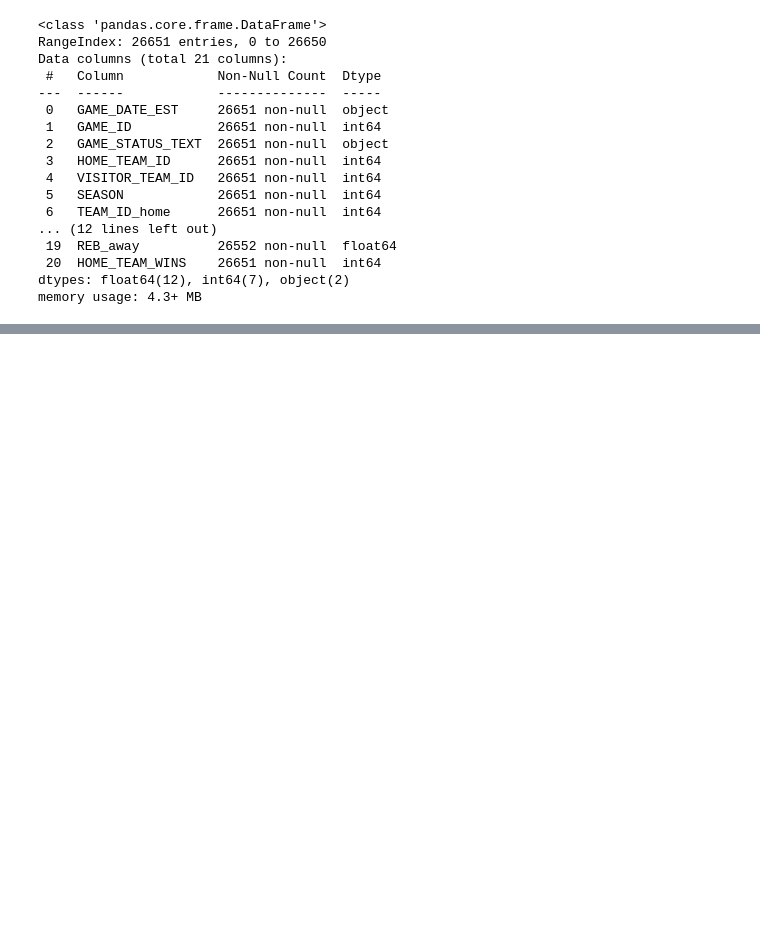
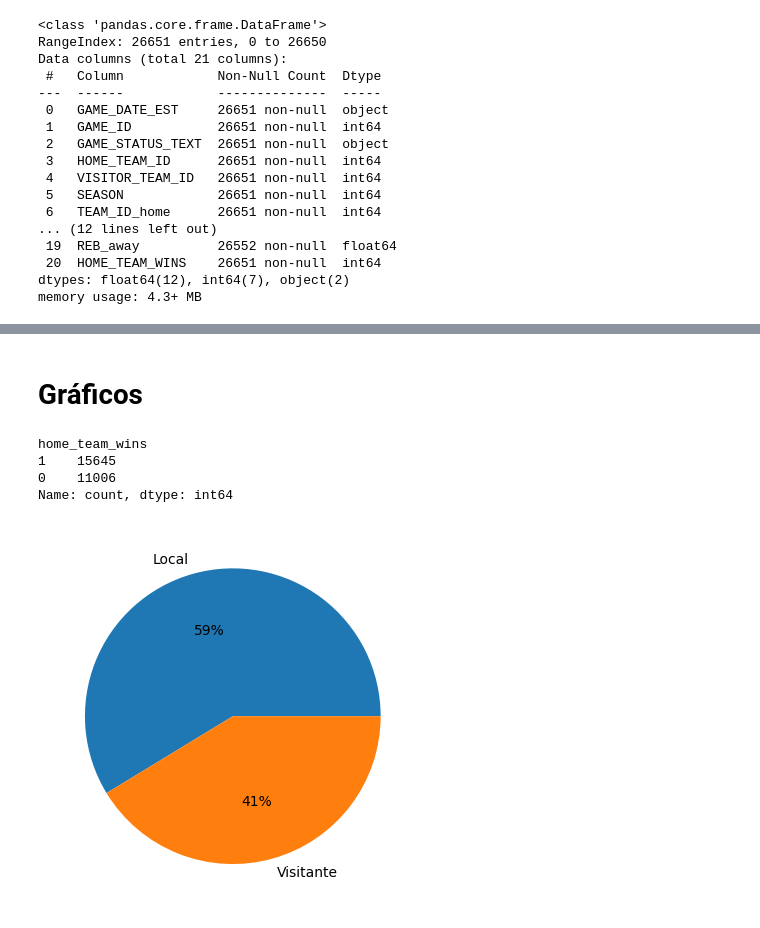
Before and after one commit to OctavioAlvarez1/Analisis-de-datos---NBA, a Jupyter notebook: proyecto-nba.ipynb, the cells around one changed output, grey strips where cells are left out. Saved outputs shown, nothing was run; the diff lists cells and outputs as text; code cells hidden in the pictures; blank space fills up the shorter version.

```diff
--- a/proyecto-nba.ipynb
+++ b/proyecto-nba.ipynb
@@ -109,0 +176,7 @@ games.head()
+# %%
+#Renombramos las columnas
+both_games = both_games.rename(columns={
+    'CITY': 'city_away',
+    'NICKNAME': 'nickname_away'
+})
+both_games.head()
@@ -109,0 +190,5 @@ games.head()
+# %%
+#Modificamos games asignándole una copia de both_games para mejorarlo
+games = both_games.copy()
+games.columns = games.columns.str.lower()
+games.head()
@@ -109,0 +202,4 @@ games.head()
+# %%
+#Creo una nueva columna que describa la cantidad de puntos totales que se hicieron de local y visitante
+games['total_points'] = games['pts_home'] + games['pts_away']
+games.head()
@@ -109,0 +233,2 @@ games.head()
+# %% [markdown]
+# Gráficos
@@ -109,0 +238,14 @@ games.head()
+# %%
+#Vemos cuántos partidos se ganaron de local y de visitante (1=locales, 0 = Visitantes)
+total = games['home_team_wins'].value_counts()
+total
+# %% [output]
+home_team_wins
+1    15645
+0    11006
+Name: count, dtype: int64
+# %%
+plt.pie(total.values, labels=['Local', 'Visitante'], autopct='%.0f%%')
+plt.show()
+# %% [output]
+[figure, added]
```
Also changed, not shown: parts of 30 cells of this notebook.
